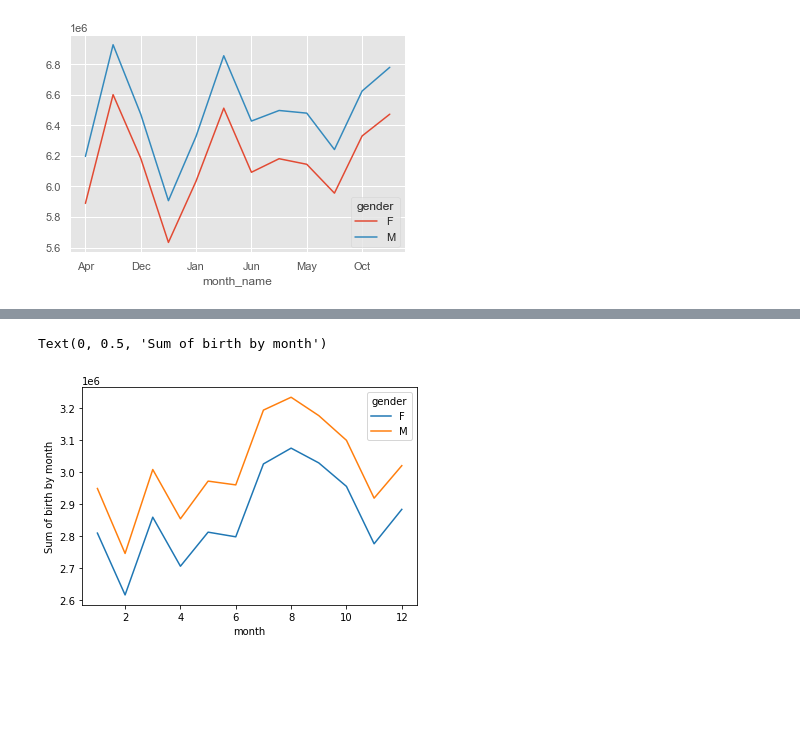
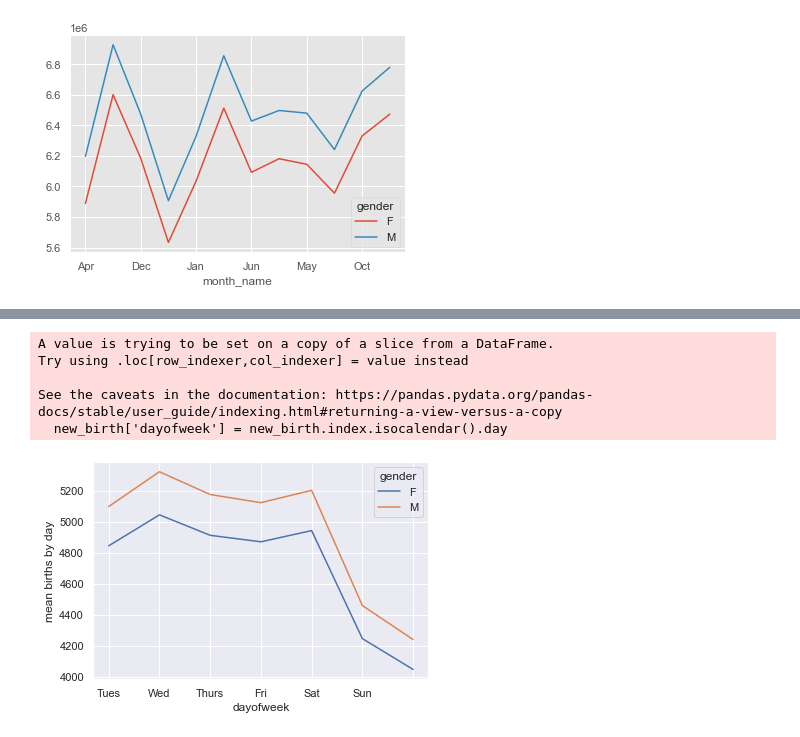
Before and after one commit to imabiodun/Birth_learn, a Jupyter notebook: birth_lernen.ipynb, the cells around one changed output, grey strips where cells are left out. Drawn from its saved outputs; the diff is of its cells as text; code cells hidden in the pictures; blank space fills up the shorter version.

```diff
--- a/birth_lernen.ipynb
+++ b/birth_lernen.ipynb
@@ -144,0 +117,2 @@ birth.loc[birth['day'].isnull()].describe()
+# %%
+new_birth['day']=new_birth.loc[:,'day'].astype('int')
@@ -145,2 +134,4 @@ birth.loc[birth['day'].isnull()].describe()
+# %%
+new_birth.index=pd.to_datetime(10000*new_birth.year+100*new_birth.month+new_birth.day, format='%Y%m%d')
 # %%
-new_birth=birth.dropna()
+new_birth
@@ -201,7 +153,18 @@ Name: births, dtype: int64
+# %%
+new_birth['dayofweek'] = new_birth.index.isocalendar().day
+# week = new_birth.index.isocalendar().weekday
+# week
+# new_birth.index.week.unique()
+# %% [output]
+A value is trying to be set on a copy of a slice from a DataFrame.
+Try using .loc[row_indexer,col_indexer] = value instead
+
+See the caveats in the documentation: https://pandas.pydata.org/pandas-docs/stable/user_guide/indexing.html#returning-a-view-versus-a-copy
+  new_birth['dayofweek'] = new_birth.index.isocalendar().day
 # %%
-new_birth.pivot_table('births',index='month',columns='gender',aggfunc=sum).plot()
-plt.gca().xticklabels=months
-plt.ylabel('Sum of birth by month')
+new_birth.pivot_table('births',index='dayofweek',columns='gender',aggfunc=np.mean).plot()
+plt.gca().set_xticklabels(['Mon', 'Tues', 'Wed', 'Thurs', 'Fri', 'Sat', 'Sun'])
+plt.ylabel('mean births by day');
+sns.set()
 # %% [output]
-Text(0, 0.5, 'Sum of birth by month')
-[figure, old version]
+[figure, new version]
```
Also changed, not shown: parts of 22 cells of this notebook.
